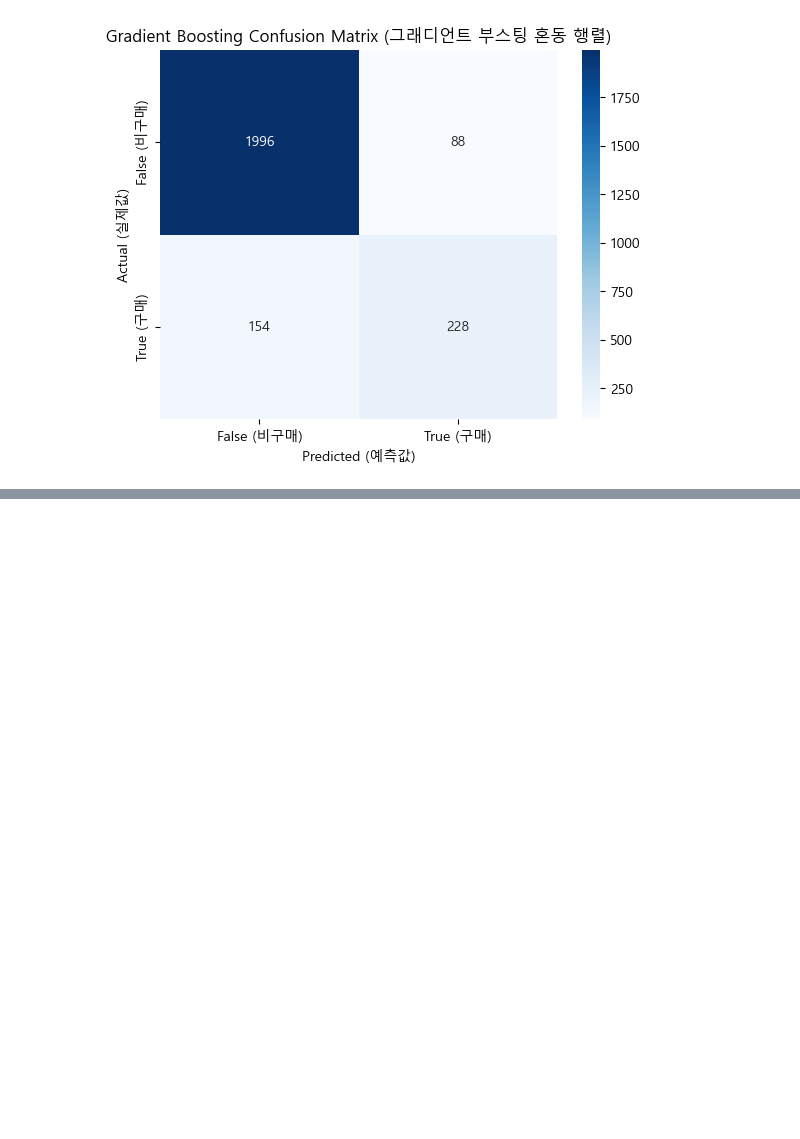
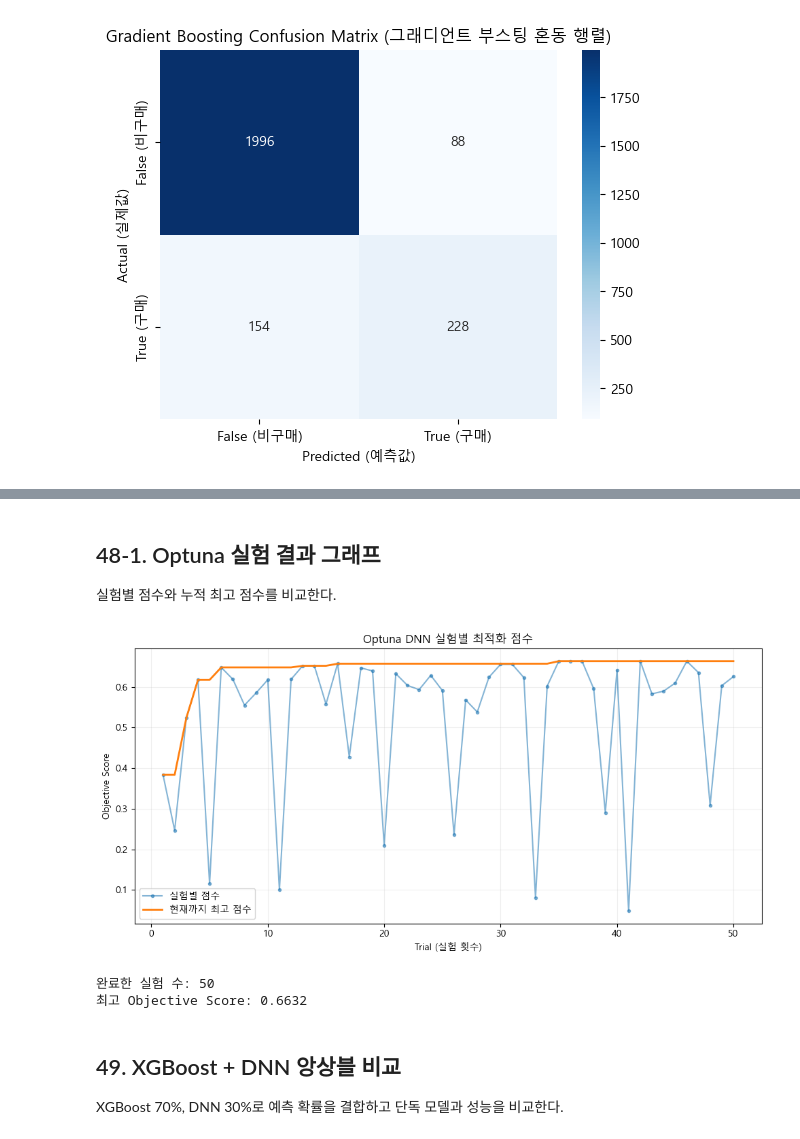
Before and after one commit to Kim-Ki-yeol/AI-Modeling, a Jupyter notebook: 프로젝트/온라인 쇼핑몰 구매 의도 예측 미니 프로젝트.ipynb, the cells around one changed output, grey strips where cells are left out. Drawn from its saved outputs; the diff is of its cells as text; code cells hidden in the pictures; blank space fills up the shorter version.

```diff
--- a/프로젝트/온라인_쇼핑몰_미니프로젝트.ipynb
+++ b/프로젝트/온라인 쇼핑몰 구매 의도 예측 미니 프로젝트.ipynb
@@ -1976,0 +2193,31 @@ cm_results
+# %% [markdown]
+## 48-1. Optuna 실험 결과 그래프
+
+실험별 점수와 누적 최고 점수를 비교한다.
+# %%
+# 1. Optuna 실험별 점수 확인
+trial_scores = [(trial.number + 1, trial.value) for trial in dnn_study.trials if trial.value is not None]
+trial_numbers = [number for number, score in trial_scores]
+scores = [score for number, score in trial_scores]
+best_scores = np.maximum.accumulate(scores)
+
+plt.figure(figsize=(10, 5))
+plt.plot(trial_numbers, scores, marker='o', markersize=3, alpha=0.55, label='실험별 점수')
+plt.plot(trial_numbers, best_scores, linewidth=2, label='현재까지 최고 점수')
+plt.title('Optuna DNN 실험별 최적화 점수')
+plt.xlabel('Trial (실험 횟수)')
+plt.ylabel('Objective Score')
+plt.legend()
+plt.grid(alpha=0.2)
+plt.tight_layout()
+plt.show()
+print('완료한 실험 수:', len(trial_scores))
+print('최고 Objective Score:', round(float(max(scores)), 4))
+# %% [output]
+[figure, added]
+완료한 실험 수: 50
+최고 Objective Score: 0.6632
+# %% [markdown]
+## 49. XGBoost + DNN 앙상블 비교
+
+XGBoost 70%, DNN 30%로 예측 확률을 결합하고 단독 모델과 성능을 비교한다.
```
Also changed, not shown: parts of 87 cells of this notebook, 3 other files.
